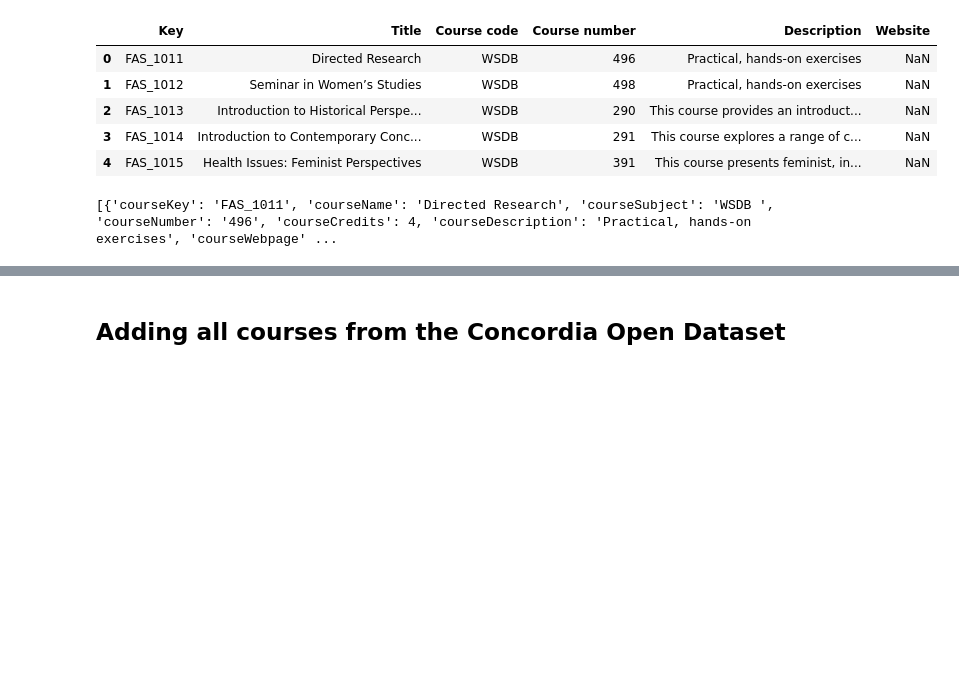
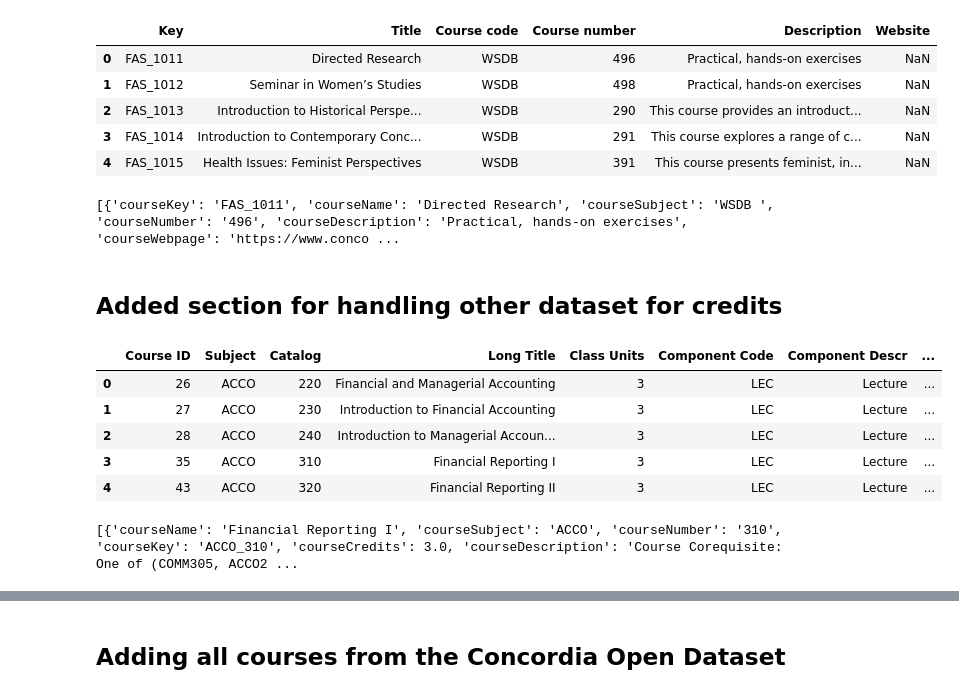
Before and after one commit to ShrawanSai/COMP6741_Roboprof, a Jupyter notebook: ABKS.ipynb, the cells around one changed output, grey strips where cells are left out. Drawn from its saved outputs; the diff is of its cells as text; code cells hidden in the pictures; blank space fills up the shorter version.

```diff
--- a/ABKS.ipynb
+++ b/ABKS.ipynb
@@ -179,7 +190,7 @@ df1.head()
 | 3 | FAS_1014 | Introduction to Contemporary Conc... | WSDB | 291 | This course explores a range of c... | NaN |
 | 4 | FAS_1015 | Health Issues: Feminist Perspectives | WSDB | 391 | This course presents feminist, in... | NaN |
 # %%
-courses = []
+courses1 = []
 for index,row in df1.iterrows():
 
     if pd.isna(row['Website']):
@@ -187,11 +198,10 @@ for index,row in df1.iterrows():
     if row.isnull().any():
         continue
 
-    courses.append({"courseKey":row['Key'],
+    courses1.append({"courseKey":row['Key'],
                     "courseName":row['Title'],
                     "courseSubject": row['Course code'],
                     "courseNumber": row['Course number'],
-                    "courseCredits": 4,
                     "courseDescription": row['Description'],
                     "courseWebpage": row['Website'],
                     "courseOutline": None
@@ -199,6 +209,38 @@ for index,row in df1.iterrows():
                   )
 
 
-print(courses[:10])
+print(courses1[:10])
 # %% [output]
-[{'courseKey': 'FAS_1011', 'courseName': 'Directed Research', 'courseSubject': 'WSDB ', 'courseNumber': '496', 'courseCredits': 4, 'courseDescription': 'Practical, hands-on exercises', 'courseWebpage' ...
+[{'courseKey': 'FAS_1011', 'courseName': 'Directed Research', 'courseSubject': 'WSDB ', 'courseNumber': '496', 'courseDescription': 'Practical, hands-on exercises', 'courseWebpage': 'https://www.conco ...
+# %% [markdown]
+## Added section for handling other dataset for credits
+# %%
+df2 = pd.read_csv('CU_SR_OPEN_DATA_CATALOG.csv')
+df2.head()
+# %% [output]
+|  | Course ID | Subject | Catalog | Long Title | Class Units | Component Code | Component Descr | ... |
+| 0 | 26 | ACCO | 220 | Financial and Managerial Accounting | 3 | LEC | Lecture | ... |
+| 1 | 27 | ACCO | 230 | Introduction to Financial Accounting | 3 | LEC | Lecture | ... |
+| 2 | 28 | ACCO | 240 | Introduction to Managerial Accoun... | 3 | LEC | Lecture | ... |
+| 3 | 35 | ACCO | 310 | Financial Reporting I | 3 | LEC | Lecture | ... |
+| 4 | 43 | ACCO | 320 | Financial Reporting II | 3 | LEC | Lecture | ... |
+# %%
+courses2 = []
+for index, row in df2.iterrows():
+    if row.isnull().any():
+        continue
+    courses2.append({
+
+        "courseName": row['Long Title'],
+        "courseSubject": row['Subject'],
+        "courseNumber": row['Catalog'],
+        "courseKey": f"{row['Subject']}_{row['Catalog']}",
+        "courseCredits": float(row['Class Units']),
+        "courseDescription": row['Pre Requisite Description'],
+        "courseWebpage":"https://www.concordia.ca/",
+        "courseOutline": None
+    })
+
+print(courses2[:10])
+# %% [output]
+[{'courseName': 'Financial Reporting I', 'courseSubject': 'ACCO', 'courseNumber': '310', 'courseKey': 'ACCO_310', 'courseCredits': 3.0, 'courseDescription': 'Course Corequisite: One of (COMM305, ACCO2 ...
```
Also changed, not shown: parts of 21 cells of this notebook, 13 other files.
